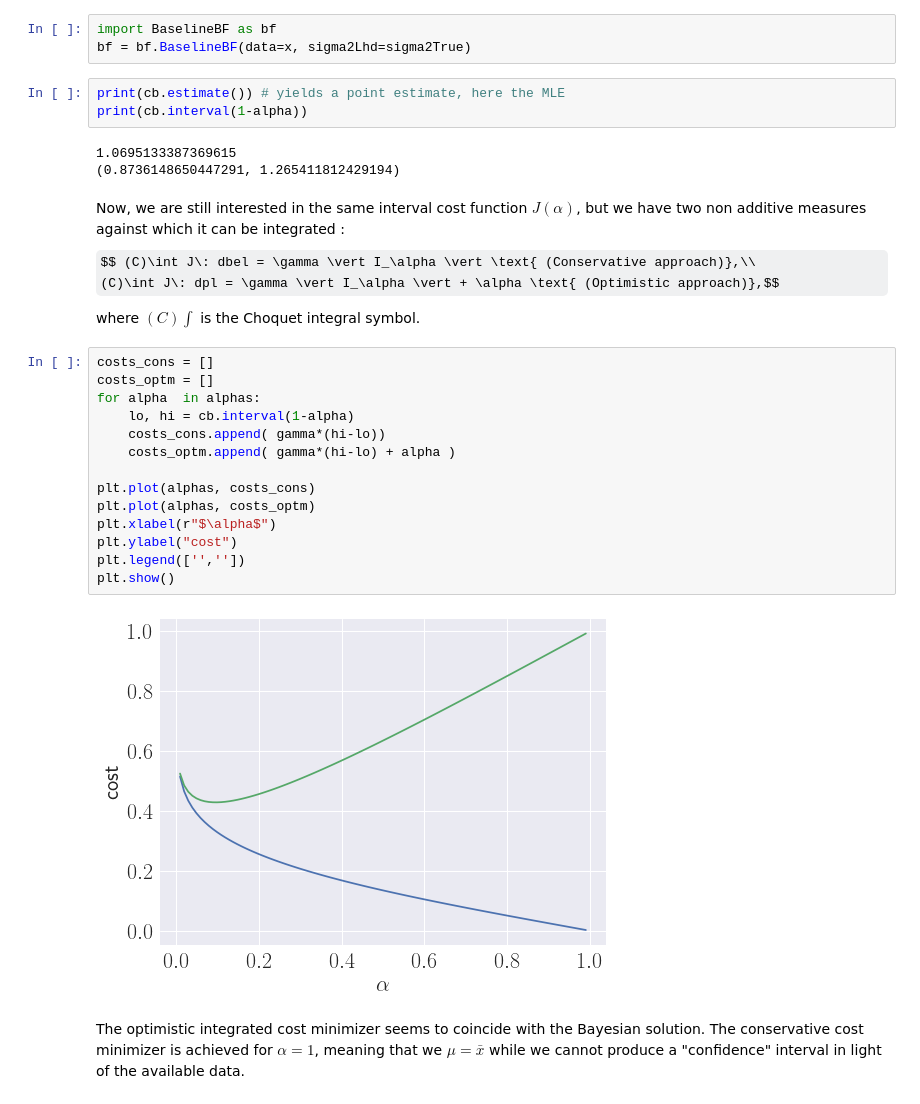
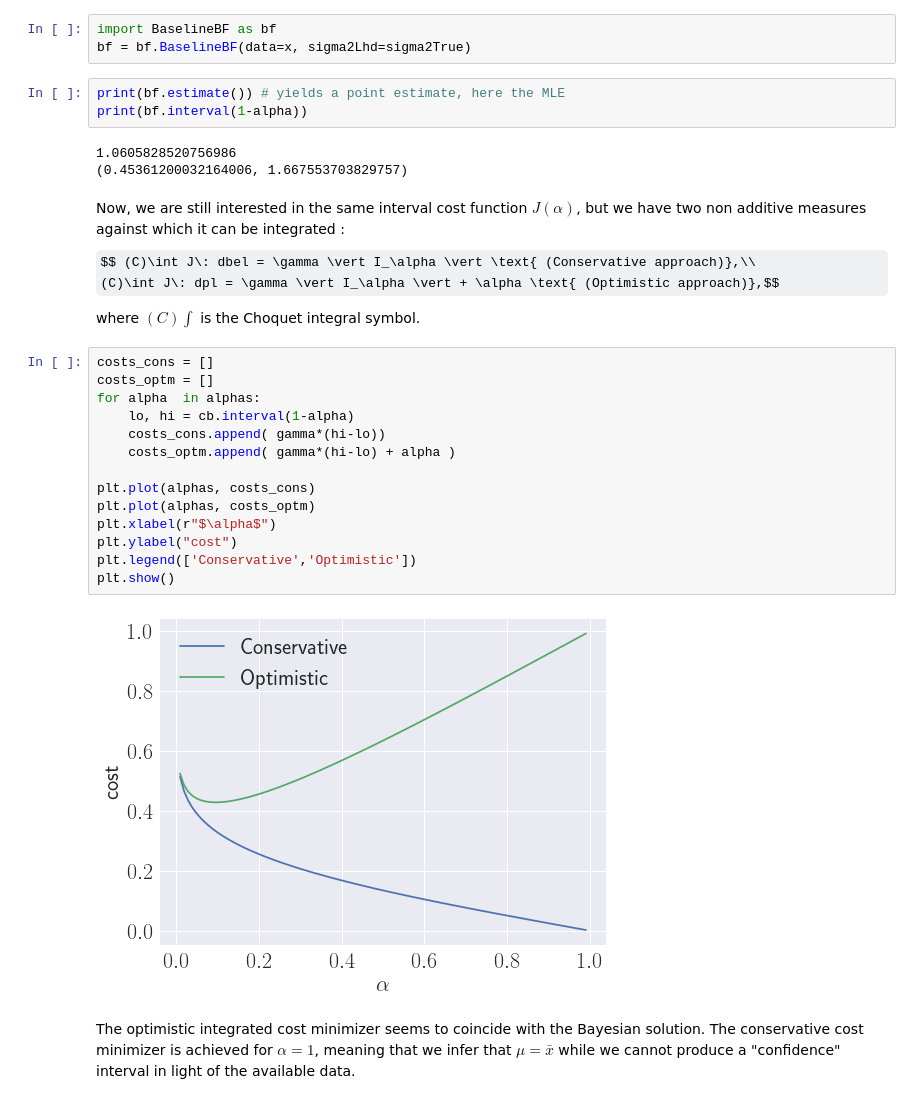
Before and after one commit to rbardenet/subjective-fits, a Jupyter notebook: tutorial_notebook/tutorial.ipynb, the cells around one changed output. Cells and saved outputs as stored; diff of their text form; some formulas as TeX source.

```diff
--- a/tutorial_notebook/tutorial.ipynb
+++ b/tutorial_notebook/tutorial.ipynb
@@ -102,11 +98,11 @@ $$
 import BaselineBF as bf
 bf = bf.BaselineBF(data=x, sigma2Lhd=sigma2True)
 # %%
-print(cb.estimate()) # yields a point estimate, here the MLE
-print(cb.interval(1-alpha))
+print(bf.estimate()) # yields a point estimate, here the MLE
+print(bf.interval(1-alpha))
 # %% [output]
-1.0695133387369615
-(0.8736148650447291, 1.265411812429194)
+1.0605828520756986
+(0.45361200032164006, 1.667553703829757)
 # %% [markdown]
   Now, we are still interested in the same interval cost function $J \left(\alpha \right)$, but we have two non additive measures against which it can be integrated :
   $$ (C)\int J\: dbel = \gamma \vert I_\alpha \vert \text{ (Conservative approach)},\\
@@ -116,18 +112,18 @@ print(cb.interval(1-alpha))
 # %%
 costs_cons = []
 costs_optm = []
 for alpha  in alphas:
     lo, hi = cb.interval(1-alpha)
     costs_cons.append( gamma*(hi-lo))
     costs_optm.append( gamma*(hi-lo) + alpha )
 
 plt.plot(alphas, costs_cons)
 plt.plot(alphas, costs_optm)
 plt.xlabel(r"$\alpha$")
 plt.ylabel("cost")
-plt.legend(['',''])
+plt.legend(['Conservative','Optimistic'])
 plt.show()
 # %% [output]
-[figure, old version]
+[figure, new version]
 # %% [markdown]
-The optimistic integrated cost minimizer seems to coincide with the Bayesian solution. The conservative cost minimizer is achieved for $\alpha=1$, meaning that we $\mu = \bar{x}$ while we cannot produce a "confidence" interval in light of the available data.
+The optimistic integrated cost minimizer seems to coincide with the Bayesian solution. The conservative cost minimizer is achieved for $\alpha=1$, meaning that we infer that $\mu = \bar{x}$ while we cannot produce a "confidence" interval in light of the available data.
```
Also changed, not shown: parts of 1 cell of this notebook.
